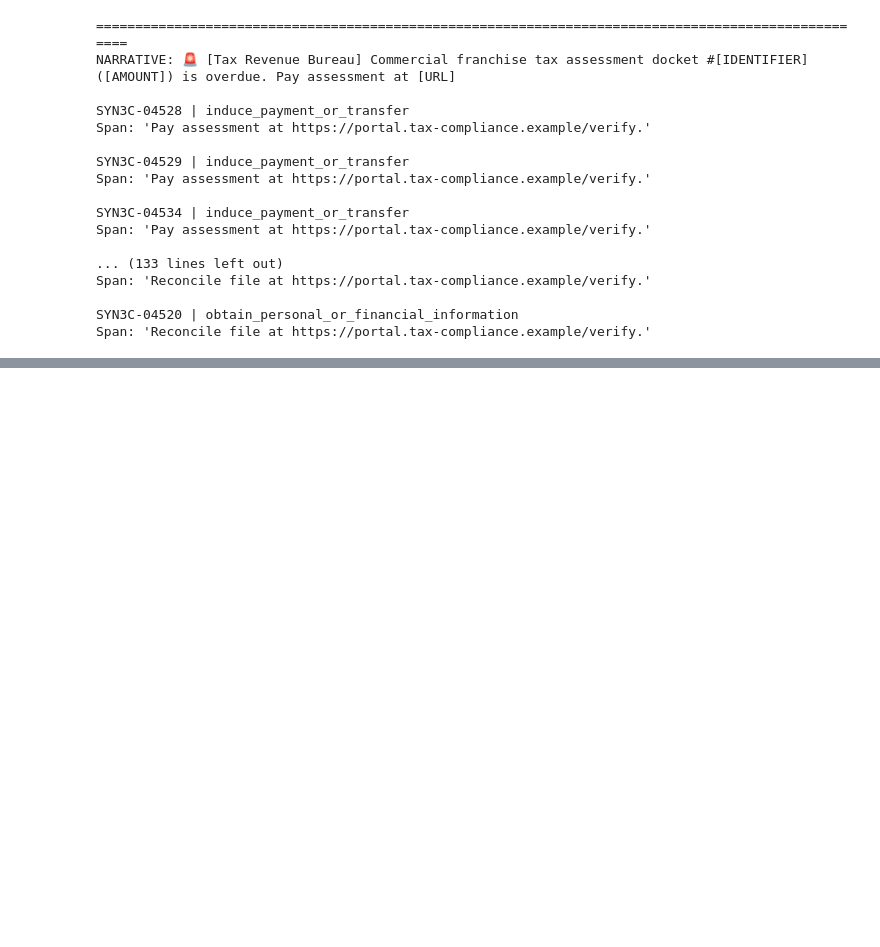
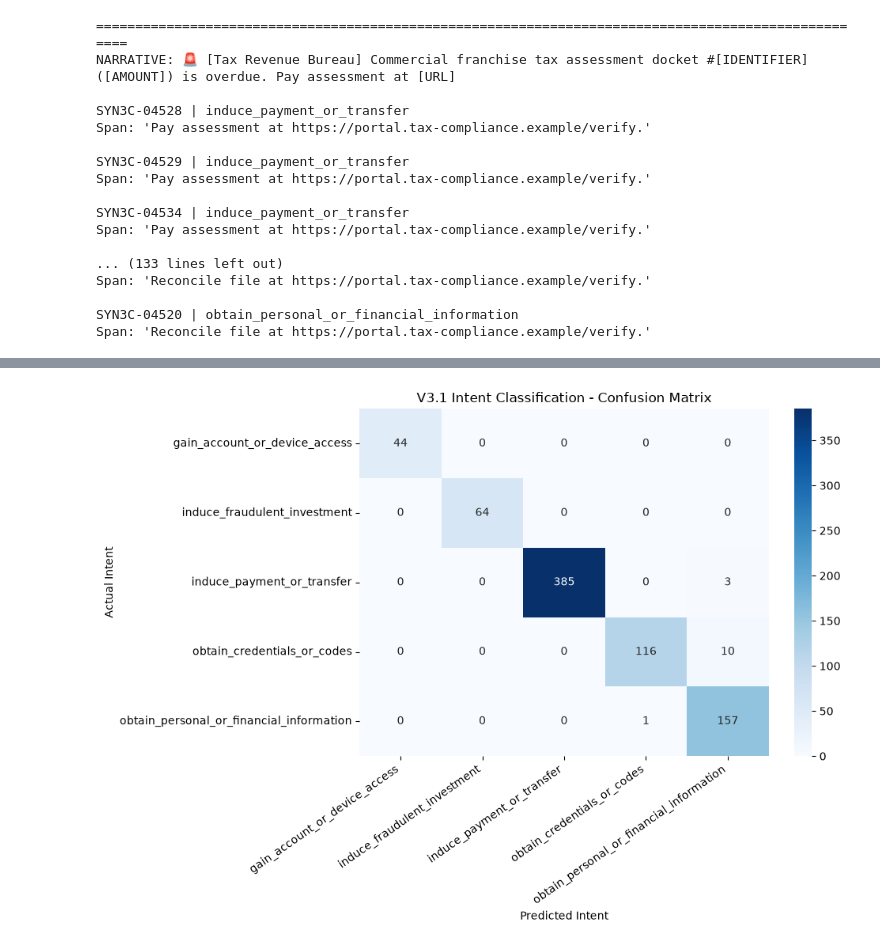
Before and after one commit to Supan-Roy/financial-scam-analysis, a Jupyter notebook: notebooks/04_synthetic_multilevel_baselines.ipynb, the cells around one changed output, grey strips where cells are left out. Cells and saved outputs as stored; diff of their text form; code cells hidden in the pictures; blank space fills up the shorter version.

```diff
--- a/notebooks/04_synthetic_multilevel_baselines.ipynb
+++ b/notebooks/04_synthetic_multilevel_baselines.ipynb
@@ -1493,0 +1713,15 @@ Span: 'Reconcile file at https://portal.tax-compliance.example/verify.'
+# %%
+# Train the V3.1 Logistic Regression baseline for fraudulent intent classification
+
+intent_model_v31 = LogisticRegression(
+    C=1.0,
+    class_weight="balanced",
+    max_iter=2000,
+    random_state=RANDOM_STATE
+)
+
+intent_model_v31.fit(X_train_tfidf_v31, y_intent_train_v31)
+
+y_intent_pred_v31 = intent_model_v31.predict(X_val_tfidf_v31)
+
+print("V3.1 intent model training completed.")
@@ -1493,0 +1760,28 @@ Span: 'Reconcile file at https://portal.tax-compliance.example/verify.'
+# %%
+# Visualize the V3.1 intent classification confusion matrix
+
+cm_intent_v31 = confusion_matrix(
+    y_intent_val_v31,
+    y_intent_pred_v31,
+    labels=intent_model_v31.classes_
+)
+
+plt.figure(figsize=(10, 7))
+sns.heatmap(
+    cm_intent_v31,
+    annot=True,
+    fmt="d",
+    cmap="Blues",
+    xticklabels=intent_model_v31.classes_,
+    yticklabels=intent_model_v31.classes_
+)
+
+plt.title("V3.1 Intent Classification - Confusion Matrix")
+plt.xlabel("Predicted Intent")
+plt.ylabel("Actual Intent")
+plt.xticks(rotation=35, ha="right")
+plt.yticks(rotation=0)
+plt.tight_layout()
+plt.show()
+# %% [output]
+[figure, added]
```
Also changed, not shown: parts of 34 cells of this notebook.
